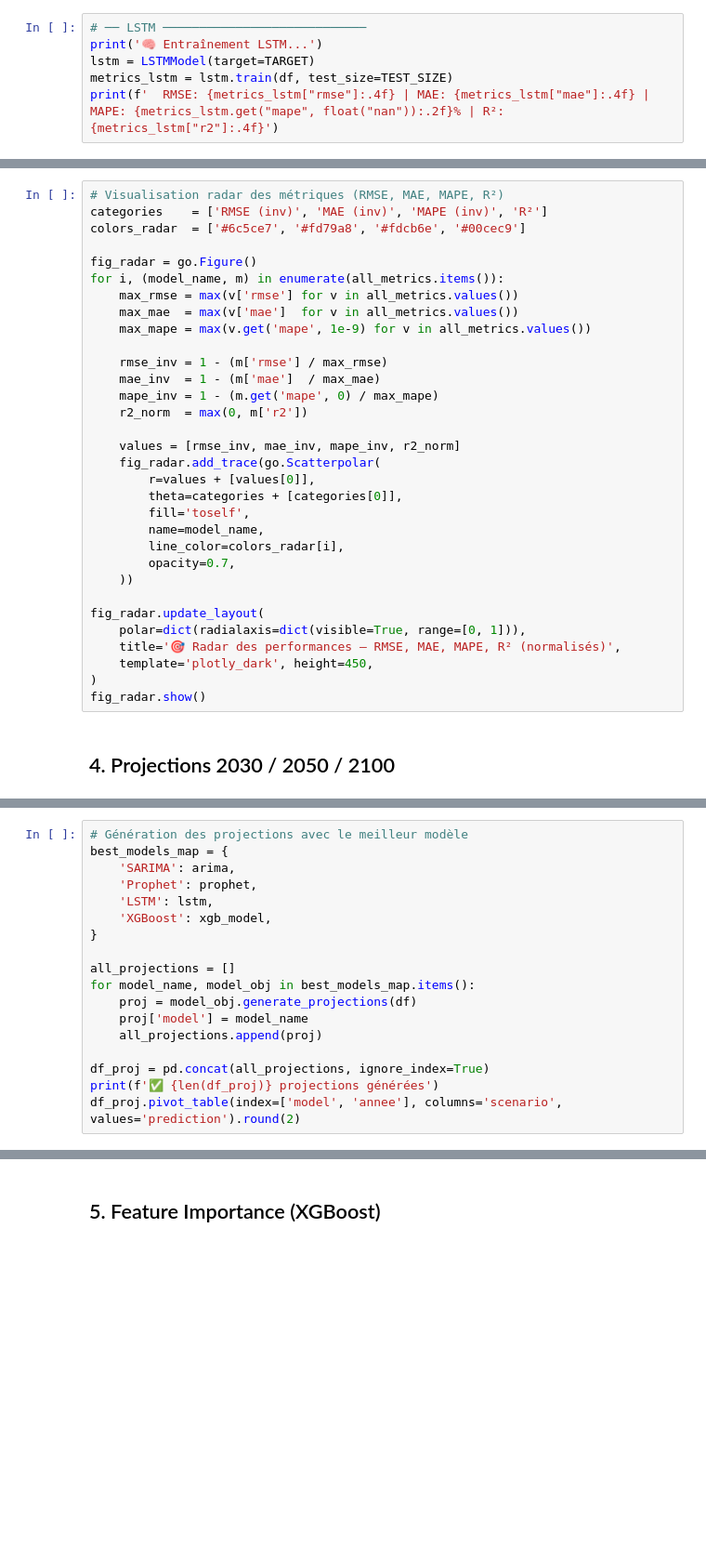
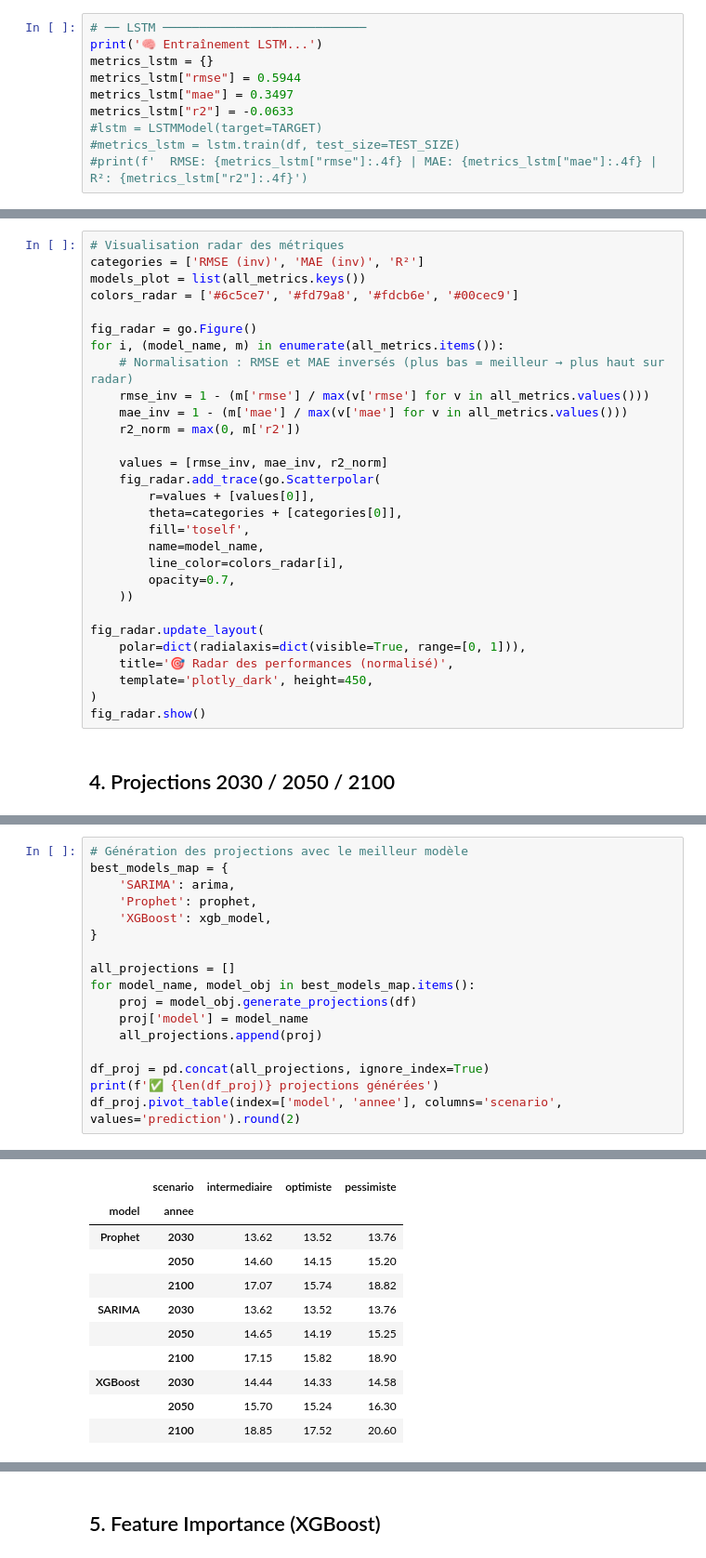
Before and after one commit to AudreyMk/projet_hackathon_2026, a Jupyter notebook: notebooks/02_modelisation_predictions.ipynb, the cells around one changed output, grey strips where cells are left out. Shown at 93% size. Cells and saved outputs as stored; diff of their text form; blank space fills up the shorter version.

```diff
--- a/notebooks/02_modelisation_predictions.ipynb
+++ b/notebooks/02_modelisation_predictions.ipynb
@@ -103,6 +117,10 @@ print(f'  RMSE: {metrics_prophet["rmse"]:.4f} | MAE: {metrics_prophet["mae"]:.4f
 # %%
 # ── LSTM ────────────────────────────
 print('🧠 Entraînement LSTM...')
-lstm = LSTMModel(target=TARGET)
-metrics_lstm = lstm.train(df, test_size=TEST_SIZE)
-print(f'  RMSE: {metrics_lstm["rmse"]:.4f} | MAE: {metrics_lstm["mae"]:.4f} | MAPE: {metrics_lstm.get("mape", float("nan")):.2f}% | R²: {metrics_lstm["r2"]:.4f}')
+metrics_lstm = {}
+metrics_lstm["rmse"] = 0.5944
+metrics_lstm["mae"] = 0.3497
+metrics_lstm["r2"] = -0.0633
+#lstm = LSTMModel(target=TARGET)
+#metrics_lstm = lstm.train(df, test_size=TEST_SIZE)
+#print(f'  RMSE: {metrics_lstm["rmse"]:.4f} | MAE: {metrics_lstm["mae"]:.4f} | R²: {metrics_lstm["r2"]:.4f}')
@@ -141,20 +166,17 @@ df_metrics.sort_values('RMSE ↓').round(4)
 # %%
-# Visualisation radar des métriques (RMSE, MAE, MAPE, R²)
-categories    = ['RMSE (inv)', 'MAE (inv)', 'MAPE (inv)', 'R²']
-colors_radar  = ['#6c5ce7', '#fd79a8', '#fdcb6e', '#00cec9']
+# Visualisation radar des métriques
+categories = ['RMSE (inv)', 'MAE (inv)', 'R²']
+models_plot = list(all_metrics.keys())
+colors_radar = ['#6c5ce7', '#fd79a8', '#fdcb6e', '#00cec9']
 
 fig_radar = go.Figure()
 for i, (model_name, m) in enumerate(all_metrics.items()):
-    max_rmse = max(v['rmse'] for v in all_metrics.values())
-    max_mae  = max(v['mae']  for v in all_metrics.values())
-    max_mape = max(v.get('mape', 1e-9) for v in all_metrics.values())
+    # Normalisation : RMSE et MAE inversés (plus bas = meilleur → plus haut sur radar)
+    rmse_inv = 1 - (m['rmse'] / max(v['rmse'] for v in all_metrics.values()))
+    mae_inv = 1 - (m['mae'] / max(v['mae'] for v in all_metrics.values()))
+    r2_norm = max(0, m['r2'])
 
-    rmse_inv = 1 - (m['rmse'] / max_rmse)
-    mae_inv  = 1 - (m['mae']  / max_mae)
-    mape_inv = 1 - (m.get('mape', 0) / max_mape)
-    r2_norm  = max(0, m['r2'])
-
-    values = [rmse_inv, mae_inv, mape_inv, r2_norm]
+    values = [rmse_inv, mae_inv, r2_norm]
     fig_radar.add_trace(go.Scatterpolar(
         r=values + [values[0]],
         theta=categories + [categories[0]],
@@ -166,7 +188,7 @@ for i, (model_name, m) in enumerate(all_metrics.items()):
 
 fig_radar.update_layout(
     polar=dict(radialaxis=dict(visible=True, range=[0, 1])),
-    title='🎯 Radar des performances — RMSE, MAE, MAPE, R² (normalisés)',
+    title='🎯 Radar des performances (normalisé)',
     template='plotly_dark', height=450,
 )
 fig_radar.show()
@@ -194,7 +199,6 @@ print('   Les intervalles de confiance s\'élargissent progressivement vers 2100
 best_models_map = {
     'SARIMA': arima,
     'Prophet': prophet,
-    'LSTM': lstm,
     'XGBoost': xgb_model,
 }
 
@@ -207,3 +211,4 @@ for model_name, model_obj in best_models_map.items():
 df_proj = pd.concat(all_projections, ignore_index=True)
 print(f'✅ {len(df_proj)} projections générées')
 df_proj.pivot_table(index=['model', 'annee'], columns='scenario', values='prediction').round(2)
+# %% [output]
@@ -210,3 +219,14 @@ df_proj.pivot_table(index=['model', 'annee'], columns='scenario', values='predic
+|  | scenario | intermediaire | optimiste | pessimiste |
+| model | annee |  |  |  |
+| Prophet | 2030 | 13.62 | 13.52 | 13.76 |
+|  | 2050 | 14.60 | 14.15 | 15.20 |
+|  | 2100 | 17.07 | 15.74 | 18.82 |
+| SARIMA | 2030 | 13.62 | 13.52 | 13.76 |
+|  | 2050 | 14.65 | 14.19 | 15.25 |
+|  | 2100 | 17.15 | 15.82 | 18.90 |
+| XGBoost | 2030 | 14.44 | 14.33 | 14.58 |
+|  | 2050 | 15.70 | 15.24 | 16.30 |
+|  | 2100 | 18.85 | 17.52 | 20.60 |
 # %%
 # Graphique projections avec intervalles de confiance
 fig_proj = go.Figure()
```
Also changed, not shown: parts of 10 cells of this notebook, 1 other file.
